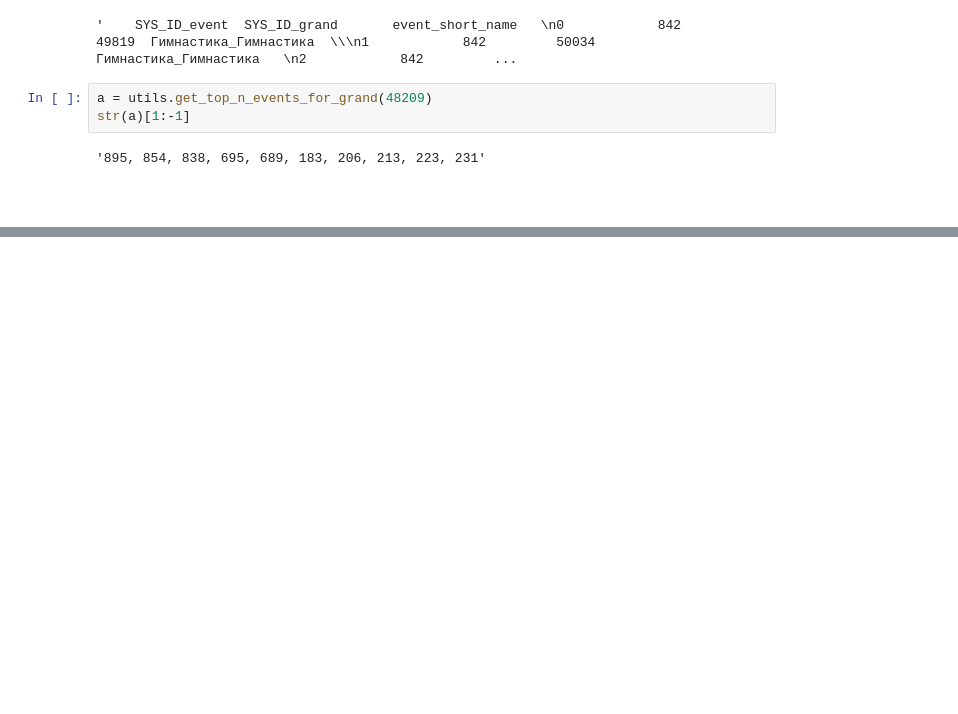
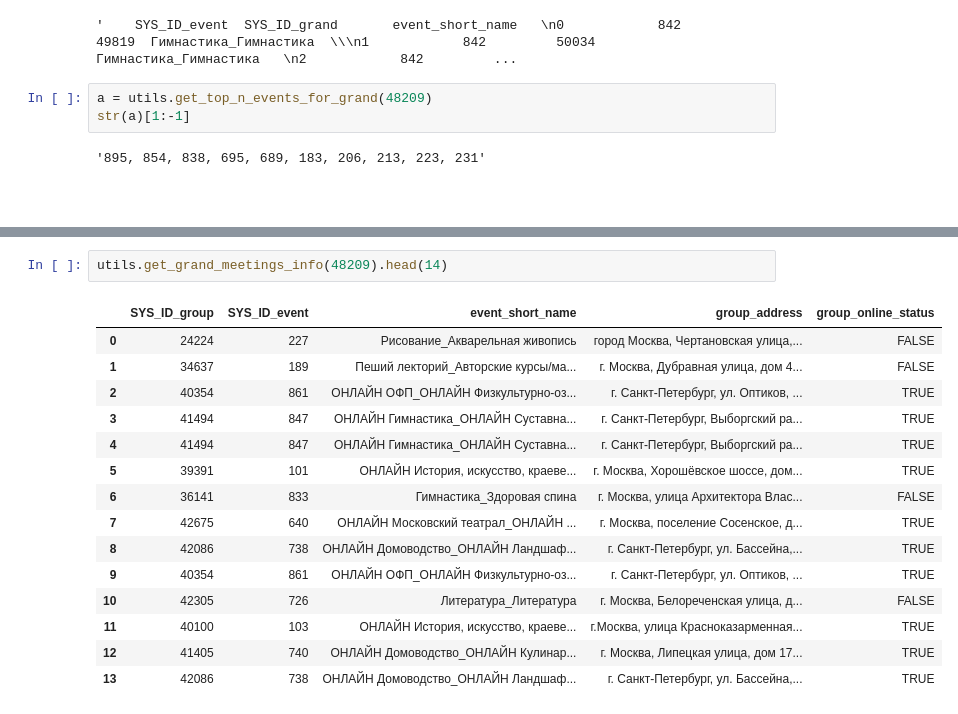
Before and after one commit to fitagdinov/MIRA, a Jupyter notebook: modelService/main.ipynb, the cells around one changed output, grey strips where cells are left out. Saved outputs shown, nothing was run; the diff lists cells and outputs as text; blank space fills up the shorter version.

```diff
--- a/modelService/main.ipynb
+++ b/modelService/main.ipynb
@@ -81,0 +103,18 @@ str(a)[1:-1]
+# %%
+utils.get_grand_meetings_info(48209).head(14)
+# %% [output]
+|  | SYS_ID_group | SYS_ID_event | event_short_name | group_address | group_online_status |
+| 0 | 24224 | 227 | Рисование_Акварельная живопись | город Москва, Чертановская улица,... | FALSE |
+| 1 | 34637 | 189 | Пеший лекторий_Авторские курсы/ма... | г. Москва, Дубравная улица, дом 4... | FALSE |
+| 2 | 40354 | 861 | ОНЛАЙН ОФП_ОНЛАЙН Физкультурно-оз... | г. Санкт-Петербург, ул. Оптиков, ... | TRUE |
+| 3 | 41494 | 847 | ОНЛАЙН Гимнастика_ОНЛАЙН Суставна... | г. Санкт-Петербург, Выборгский ра... | TRUE |
+| 4 | 41494 | 847 | ОНЛАЙН Гимнастика_ОНЛАЙН Суставна... | г. Санкт-Петербург, Выборгский ра... | TRUE |
+| 5 | 39391 | 101 | ОНЛАЙН История, искусство, краеве... | г. Москва, Хорошёвское шоссе, дом... | TRUE |
+| 6 | 36141 | 833 | Гимнастика_Здоровая спина | г. Москва, улица Архитектора Влас... | FALSE |
+| 7 | 42675 | 640 | ОНЛАЙН Московский театрал_ОНЛАЙН ... | г. Москва, поселение Сосенское, д... | TRUE |
+| 8 | 42086 | 738 | ОНЛАЙН Домоводство_ОНЛАЙН Ландшаф... | г. Санкт-Петербург, ул. Бассейна,... | TRUE |
+| 9 | 40354 | 861 | ОНЛАЙН ОФП_ОНЛАЙН Физкультурно-оз... | г. Санкт-Петербург, ул. Оптиков, ... | TRUE |
+| 10 | 42305 | 726 | Литература_Литература | г. Москва, Белореченская улица, д... | FALSE |
+| 11 | 40100 | 103 | ОНЛАЙН История, искусство, краеве... | г.Москва, улица Красноказарменная... | TRUE |
+| 12 | 41405 | 740 | ОНЛАЙН Домоводство_ОНЛАЙН Кулинар... | г. Москва, Липецкая улица, дом 17... | TRUE |
+| 13 | 42086 | 738 | ОНЛАЙН Домоводство_ОНЛАЙН Ландшаф... | г. Санкт-Петербург, ул. Бассейна,... | TRUE |
```
Also changed, not shown: parts of 7 cells of this notebook, 11 other files.
